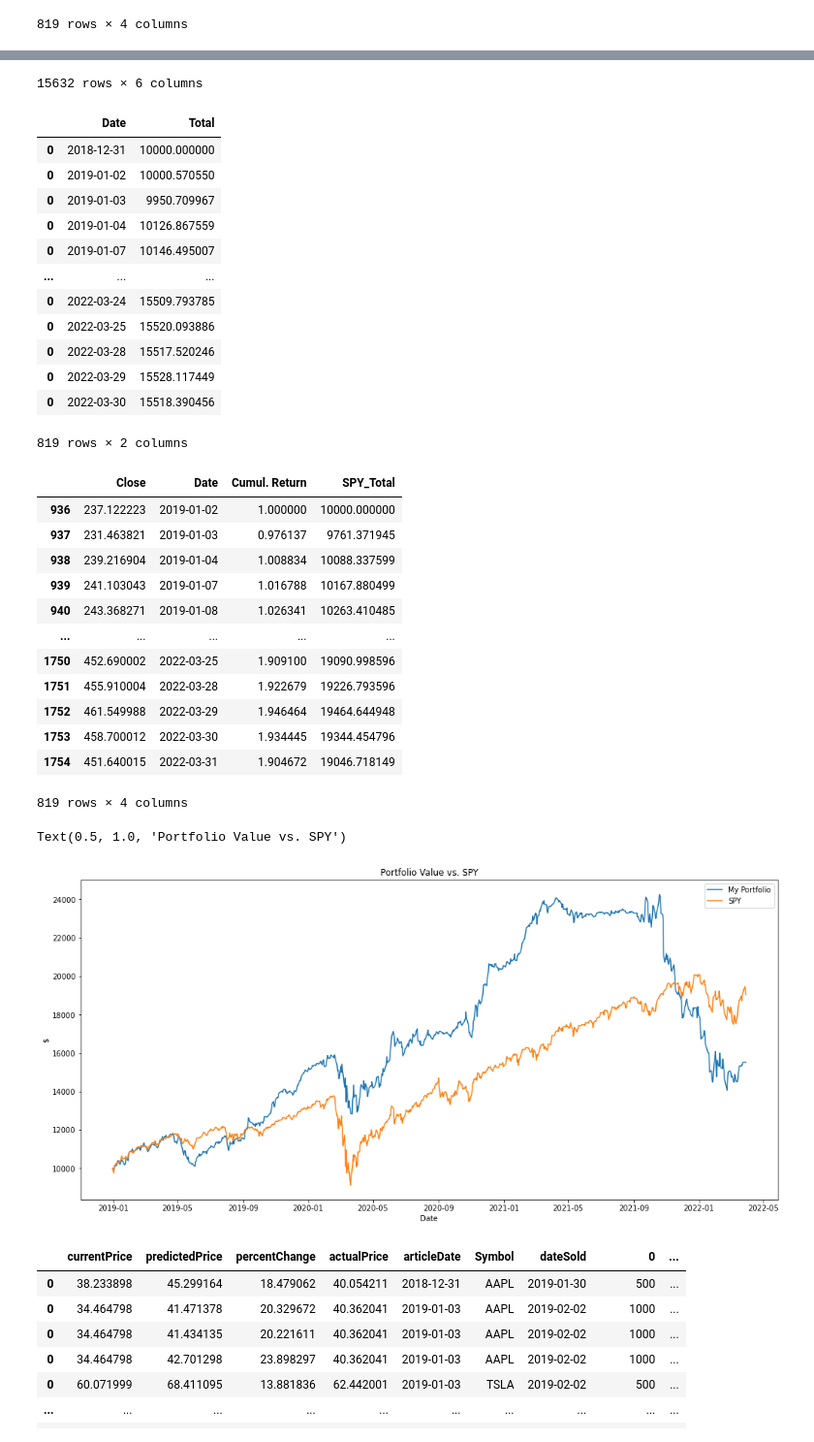
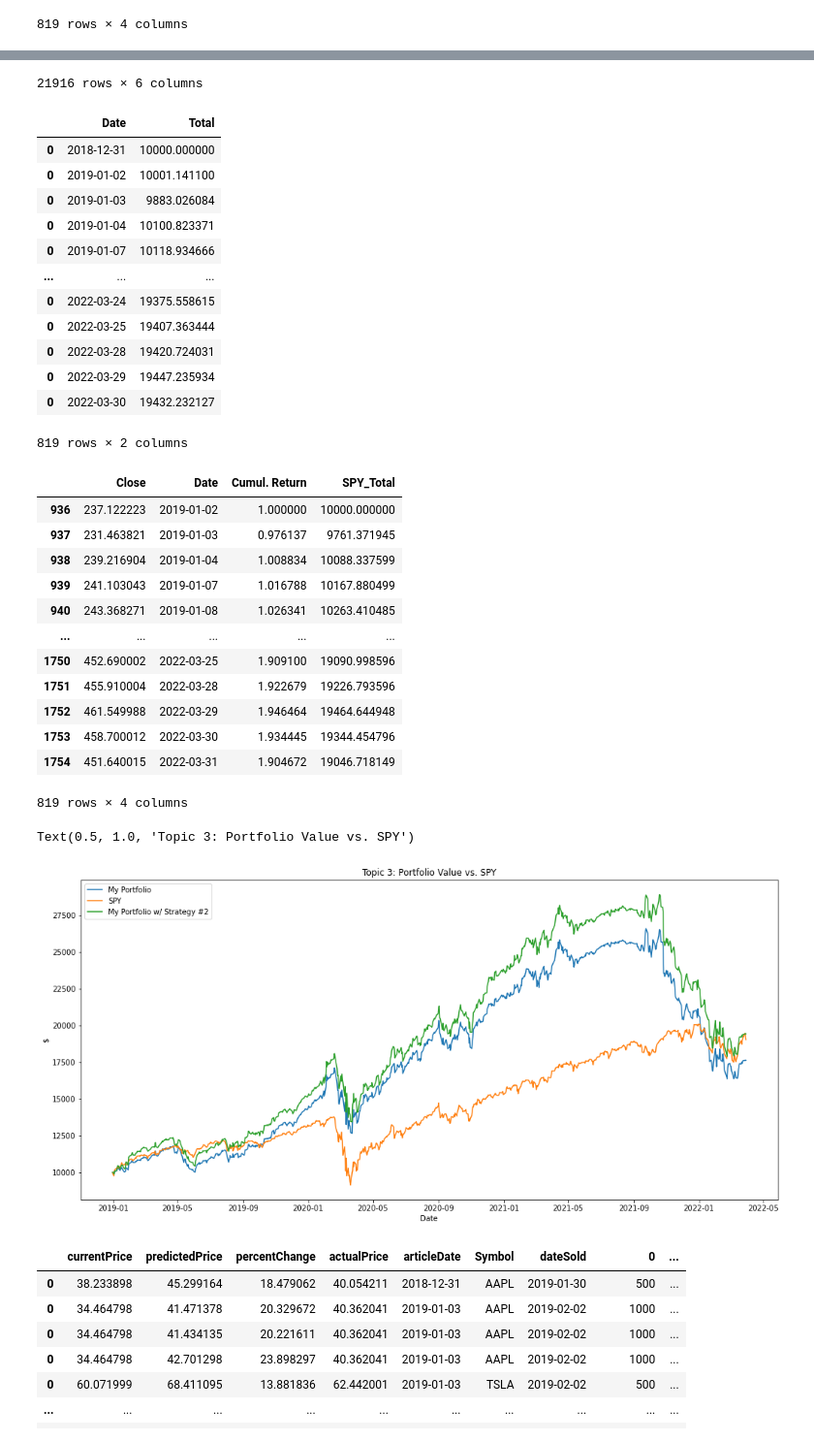
Before and after one commit to rtshinta/StockMarket, a Jupyter notebook: lda_sentiment.ipynb, the cells around one changed output, grey strips where cells are left out. Shown at 97% size. Saved outputs shown, nothing was run; the diff lists cells and outputs as text; code cells hidden in the pictures.

```diff
--- a/lda_sentiment.ipynb
+++ b/lda_sentiment.ipynb
@@ -982,8 +982,8 @@ portfolio_vals
 # %%
 spy = pd.read_csv("SPY_daily.csv")
 spy_df = pd.DataFrame({})
-for i in range(len(portfolio_vals)):
-    tmp = spy[spy['Date'] >= str(portfolio_vals.iloc[i]['Date'])]
+for i in range(len(portfolio_vals0)):
+    tmp = spy[spy['Date'] >= str(portfolio_vals0.iloc[i]['Date'])]
     if len(tmp) == 0:
         tmp = spy[spy['Date'] == max(spy['Date'])]
     tmp = tmp[tmp['Date'] == min(tmp['Date'])]
@@ -1634,7 +1635,7 @@ all_holdings
 
 display(all_holdings)
 
-portfolio_vals = pd.DataFrame({})
+portfolio_vals1 = pd.DataFrame({})
 history = current.reset_index()
 for i in range(len(dates)):
     tmp = all_holdings[all_holdings['Date'] == str(datetime.strptime(str(dates[i]), '%Y-%m-%d %H:%M:%S'))[0:10]]
@@ -1645,15 +1646,15 @@ for i in range(len(dates)):
                 amount += (tmp.iloc[j]['Close'] / tmp.iloc[j]['firstPrice']) * history.loc[tmp.iloc[j]['idx']][0]
             else:
                 amount += (tmp.iloc[j]['firstPrice'] / tmp.iloc[j]['Close']) * history.loc[tmp.iloc[j]['idx']][0]
-        portfolio_vals = portfolio_vals.append(pd.DataFrame({'Date' : [dates[i]], 'Total' : [t[i] + amount]}))
+        portfolio_vals1 = portfolio_vals1.append(pd.DataFrame({'Date' : [dates[i]], 'Total' : [t[i] + amount]}))
     #else:
     #    portfolio_vals = portfolio_vals.append(pd.DataFrame({'Date' : [dates[i]], 'Total' : [t[i]]}))
-display(portfolio_vals)
+display(portfolio_vals1)
 
 spy = pd.read_csv("SPY_daily.csv")
 spy_df = pd.DataFrame({})
-for i in range(len(portfolio_vals)):
-    tmp = spy[spy['Date'] >= str(portfolio_vals.iloc[i]['Date'])]
+for i in range(len(portfolio_vals1)):
+    tmp = spy[spy['Date'] >= str(portfolio_vals1.iloc[i]['Date'])]
     if len(tmp) == 0:
         tmp = spy[spy['Date'] == max(spy['Date'])]
     tmp = tmp[tmp['Date'] == min(tmp['Date'])]
@@ -1665,9 +1666,10 @@ display(spy_df)
 plt.figure(figsize=(17, 8))
 plt.plot(portfolio_vals['Date'], portfolio_vals['Total'], label = 'My Portfolio')
 plt.plot(portfolio_vals['Date'], spy_df['SPY_Total'], label = 'SPY')
+plt.plot(portfolio_vals1['Date'], portfolio_vals1['Total'], label = 'My Portfolio w/ Strategy #2')
 plt.legend()
 plt.xlabel('Date')
 plt.ylabel('$')
-plt.title('Portfolio Value vs. SPY')
+plt.title('Topic 1: Portfolio Value vs. SPY')
 # %% [output]
 |  | Date | Close | Symbol | firstPrice | idx | BuyOrShort |
@@ -2039,7 +2037,7 @@ for i in range(len(dates)):
 
 display(all_holdings)
 
-portfolio_vals = pd.DataFrame({})
+portfolio_vals2 = pd.DataFrame({})
 history = current.reset_index()
 for i in range(len(dates)):
     tmp = all_holdings[all_holdings['Date'] == str(datetime.strptime(str(dates[i]), '%Y-%m-%d %H:%M:%S'))[0:10]]
@@ -2050,15 +2048,15 @@ for i in range(len(dates)):
                 amount += (tmp.iloc[j]['Close'] / tmp.iloc[j]['firstPrice']) * history.loc[tmp.iloc[j]['idx']][0]
             else:
                 amount += (tmp.iloc[j]['firstPrice'] / tmp.iloc[j]['Close']) * history.loc[tmp.iloc[j]['idx']][0]
-        portfolio_vals = portfolio_vals.append(pd.DataFrame({'Date' : [dates[i]], 'Total' : [t[i] + amount]}))
+        portfolio_vals2 = portfolio_vals2.append(pd.DataFrame({'Date' : [dates[i]], 'Total' : [t[i] + amount]}))
     #else:
     #    portfolio_vals = portfolio_vals.append(pd.DataFrame({'Date' : [dates[i]], 'Total' : [t[i]]}))
-display(portfolio_vals)
+display(portfolio_vals2)
 
 spy = pd.read_csv("SPY_daily.csv")
 spy_df = pd.DataFrame({})
-for i in range(len(portfolio_vals)):
-    tmp = spy[spy['Date'] >= str(portfolio_vals.iloc[i]['Date'])]
+for i in range(len(portfolio_vals2)):
+    tmp = spy[spy['Date'] >= str(portfolio_vals2.iloc[i]['Date'])]
     if len(tmp) == 0:
         tmp = spy[spy['Date'] == max(spy['Date'])]
     tmp = tmp[tmp['Date'] == min(tmp['Date'])]
@@ -2069,10 +2067,11 @@ display(spy_df)
 
 plt.figure(figsize=(17, 8))
 plt.plot(portfolio_vals['Date'], portfolio_vals['Total'], label = 'My Portfolio')
-plt.plot(portfolio_vals['Date'], spy_df['SPY_Total'], label = 'SPY')
+plt.plot(portfolio_vals2['Date'], spy_df['SPY_Total'], label = 'SPY')
+plt.plot(portfolio_vals2['Date'], portfolio_vals2['Total'], label = 'My Portfolio w/ Strategy #2')
 plt.legend()
 plt.xlabel('Date')
 plt.ylabel('$')
-plt.title('Portfolio Value vs. SPY')
+plt.title('Topic 2: Portfolio Value vs. SPY')
 # %% [output]
 |  | Date | Close | Symbol | firstPrice | idx | BuyOrShort |
@@ -2450,7 +2449,7 @@ for i in range(len(dates)):
 
 display(all_holdings)
 
-portfolio_vals = pd.DataFrame({})
+portfolio_vals3 = pd.DataFrame({})
 history = current.reset_index()
 for i in range(len(dates)):
     tmp = all_holdings[all_holdings['Date'] == str(datetime.strptime(str(dates[i]), '%Y-%m-%d %H:%M:%S'))[0:10]]
@@ -2461,15 +2460,15 @@ for i in range(len(dates)):
                 amount += (tmp.iloc[j]['Close'] / tmp.iloc[j]['firstPrice']) * history.loc[tmp.iloc[j]['idx']][0]
             else:
                 amount += (tmp.iloc[j]['firstPrice'] / tmp.iloc[j]['Close']) * history.loc[tmp.iloc[j]['idx']][0]
-        portfolio_vals = portfolio_vals.append(pd.DataFrame({'Date' : [dates[i]], 'Total' : [t[i] + amount]}))
+        portfolio_vals3 = portfolio_vals3.append(pd.DataFrame({'Date' : [dates[i]], 'Total' : [t[i] + amount]}))
     #else:
     #    portfolio_vals = portfolio_vals.append(pd.DataFrame({'Date' : [dates[i]], 'Total' : [t[i]]}))
-display(portfolio_vals)
+display(portfolio_vals3)
 
 spy = pd.read_csv("SPY_daily.csv")
 spy_df = pd.DataFrame({})
-for i in range(len(portfolio_vals)):
-    tmp = spy[spy['Date'] >= str(portfolio_vals.iloc[i]['Date'])]
+for i in range(len(portfolio_vals3)):
+    tmp = spy[spy['Date'] >= str(portfolio_vals3.iloc[i]['Date'])]
     if len(tmp) == 0:
         tmp = spy[spy['Date'] == max(spy['Date'])]
     tmp = tmp[tmp['Date'] == min(tmp['Date'])]
@@ -2481,10 +2480,11 @@ display(spy_df)
 plt.figure(figsize=(17, 8))
 plt.plot(portfolio_vals['Date'], portfolio_vals['Total'], label = 'My Portfolio')
 plt.plot(portfolio_vals['Date'], spy_df['SPY_Total'], label = 'SPY')
+plt.plot(portfolio_vals3['Date'], portfolio_vals3['Total'], label = 'My Portfolio w/ Strategy #2')
 plt.legend()
 plt.xlabel('Date')
 plt.ylabel('$')
-plt.title('Portfolio Value vs. SPY')
+plt.title('Topic 3: Portfolio Value vs. SPY')
 # %% [output]
 |  | Date | Close | Symbol | firstPrice | idx | BuyOrShort |
 | 89895 | 2018-12-31 | 38.233898 | AAPL | 38.233898 | 0 | Buy |
@@ -2501,32 +2501,32 @@ plt.title('Portfolio Value vs. SPY')
-15632 rows × 6 columns
+21916 rows × 6 columns
 |  | Date | Total |
 | 0 | 2018-12-31 | 10000.000000 |
-| 0 | 2019-01-02 | 10000.570550 |
-| 0 | 2019-01-03 | 9950.709967 |
-| 0 | 2019-01-04 | 10126.867559 |
-| 0 | 2019-01-07 | 10146.495007 |
+| 0 | 2019-01-02 | 10001.141100 |
+| 0 | 2019-01-03 | 9883.026084 |
+| 0 | 2019-01-04 | 10100.823371 |
+| 0 | 2019-01-07 | 10118.934666 |
 | ... | ... | ... |
-| 0 | 2022-03-24 | 15509.793785 |
-| 0 | 2022-03-25 | 15520.093886 |
-| 0 | 2022-03-28 | 15517.520246 |
-| 0 | 2022-03-29 | 15528.117449 |
-| 0 | 2022-03-30 | 15518.390456 |
+| 0 | 2022-03-24 | 19375.558615 |
+| 0 | 2022-03-25 | 19407.363444 |
+| 0 | 2022-03-28 | 19420.724031 |
+| 0 | 2022-03-29 | 19447.235934 |
+| 0 | 2022-03-30 | 19432.232127 |
 819 rows × 2 columns
 |  | Close | Date | Cumul. Return | SPY_Total |
 | 936 | 237.122223 | 2019-01-02 | 1.000000 | 10000.000000 |
 | 937 | 231.463821 | 2019-01-03 | 0.976137 | 9761.371945 |
 | 938 | 239.216904 | 2019-01-04 | 1.008834 | 10088.337599 |
 | 939 | 241.103043 | 2019-01-07 | 1.016788 | 10167.880499 |
 | 940 | 243.368271 | 2019-01-08 | 1.026341 | 10263.410485 |
 | ... | ... | ... | ... | ... |
 | 1750 | 452.690002 | 2022-03-25 | 1.909100 | 19090.998596 |
 | 1751 | 455.910004 | 2022-03-28 | 1.922679 | 19226.793596 |
 | 1752 | 461.549988 | 2022-03-29 | 1.946464 | 19464.644948 |
 | 1753 | 458.700012 | 2022-03-30 | 1.934445 | 19344.454796 |
 | 1754 | 451.640015 | 2022-03-31 | 1.904672 | 19046.718149 |
 819 rows × 4 columns
-Text(0.5, 1.0, 'Portfolio Value vs. SPY')
+Text(0.5, 1.0, 'Topic 3: Portfolio Value vs. SPY')
-[figure, old version]
+[figure, new version]
 # %%
 current
 # %% [output]
```
Also changed, not shown: parts of 51 cells of this notebook, 1 other file.
